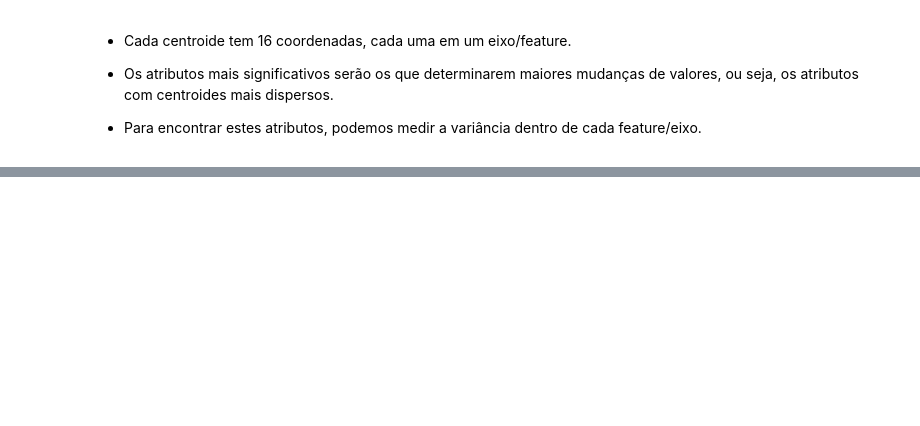
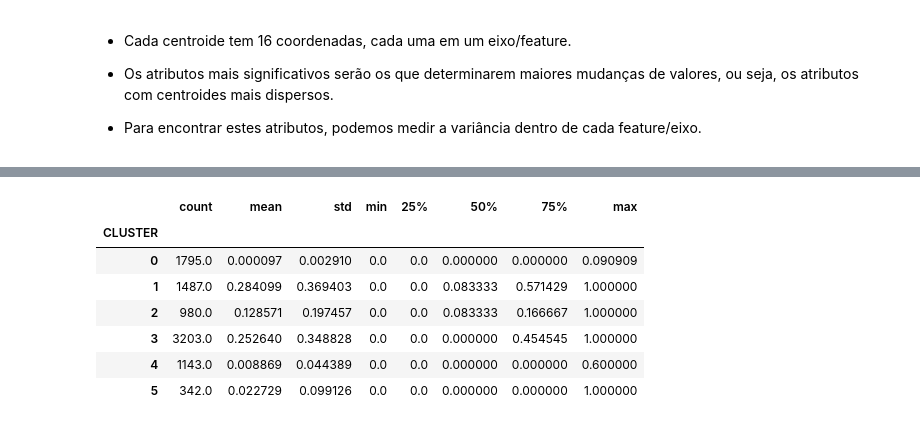
Before and after one commit to Tathy/Analise_comportamental_usuarios_cartao_de_credito, a Jupyter notebook: Clustering_extraindo_padroes_de_dados.ipynb, the cells around one changed output, grey strips where cells are left out. Cells and saved outputs as stored; diff of their text form; code cells hidden in the pictures; blank space fills up the shorter version.

Commit message:
Analises sobre padroes dos clusters e finalizacao

```diff
--- a/Clustering_extraindo_padroes_de_dados.ipynb
+++ b/Clustering_extraindo_padroes_de_dados.ipynb
@@ -532,0 +567,11 @@ variancias.head(6)
+# %%
+dataset.groupby('CLUSTER')['PRC_FULL_PAYMENT'].describe()
+# %% [output]
+|  | count | mean | std | min | 25% | 50% | 75% | max |
+| CLUSTER |  |  |  |  |  |  |  |  |
+| 0 | 1795.0 | 0.000097 | 0.002910 | 0.0 | 0.0 | 0.000000 | 0.000000 | 0.090909 |
+| 1 | 1487.0 | 0.284099 | 0.369403 | 0.0 | 0.0 | 0.083333 | 0.571429 | 1.000000 |
+| 2 | 980.0 | 0.128571 | 0.197457 | 0.0 | 0.0 | 0.083333 | 0.166667 | 1.000000 |
+| 3 | 3203.0 | 0.252640 | 0.348828 | 0.0 | 0.0 | 0.000000 | 0.454545 | 1.000000 |
+| 4 | 1143.0 | 0.008869 | 0.044389 | 0.0 | 0.0 | 0.000000 | 0.000000 | 0.600000 |
+| 5 | 342.0 | 0.022729 | 0.099126 | 0.0 | 0.0 | 0.000000 | 0.000000 | 1.000000 |
```
Also changed, not shown: parts of 20 cells of this notebook.
